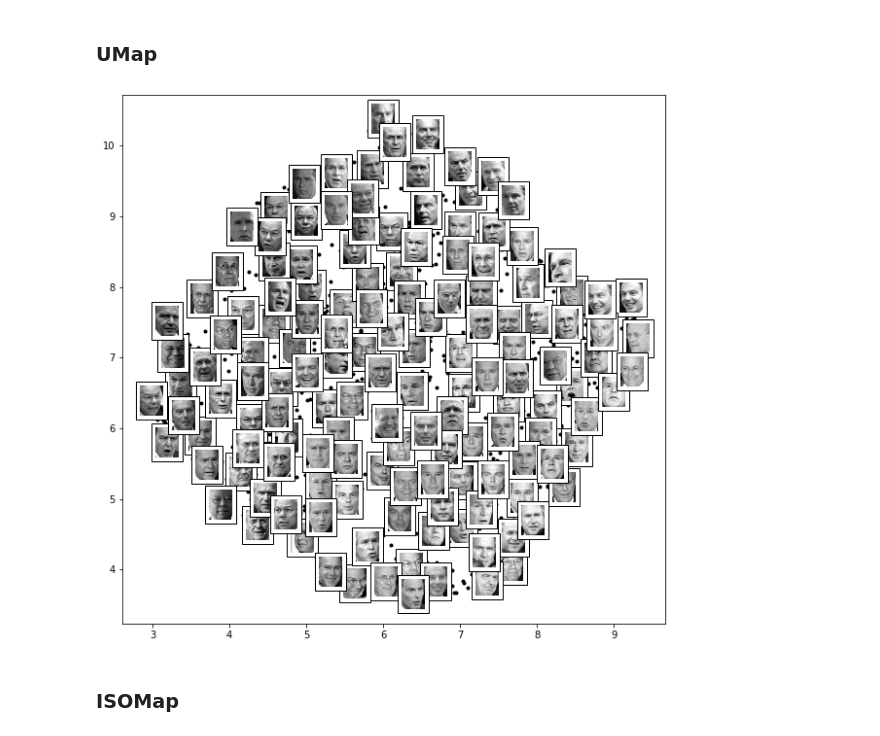
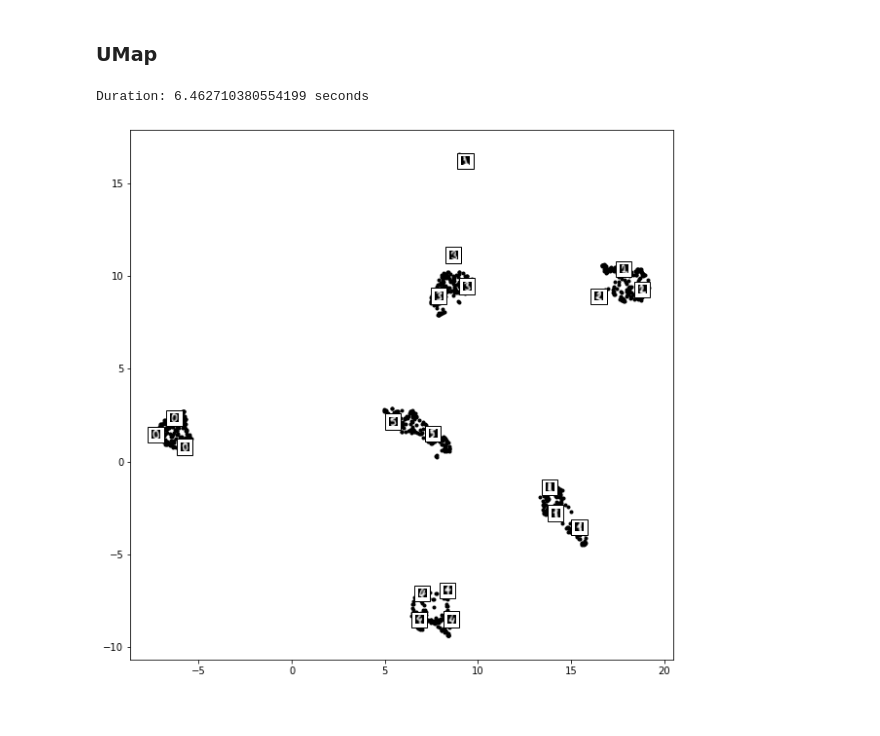
Before and after one commit to poojashreeNS/Dimensionality_Reduction, a Jupyter notebook: Dimensionality_Reduction.ipynb, the cells around one changed output. Drawn from its saved outputs; the diff is of its cells as text; code cells hidden in the pictures.

```diff
--- a/Dimensionality_Reduction.ipynb
+++ b/Dimensionality_Reduction.ipynb
@@ -217,18 +263,21 @@ plot_3d(X_reduced[:, 0], X_reduced[:, 1], X_reduced[:, 2])
 # %% [markdown]
 Prepare Dataset
 # %%
-from sklearn.datasets import fetch_lfw_people
-faces = fetch_lfw_people(min_faces_per_person = 100)
+#from sklearn.datasets import fetch_lfw_people
+from sklearn.datasets import load_digits
+#faces = fetch_lfw_people(min_faces_per_person = 100)
+faces = load_digits(n_class=6)
 
 def plot_gallery(images, n_row=3, n_col=5):
     """Helper function to plot a gallery of portraits"""
-    plt.figure(figsize=(1.8 * n_col, 2.4 * n_row))
+    plt.figure(figsize=(1.5 * n_col, 2.3 * n_row))
     plt.subplots_adjust(bottom=0, left=0.01, right=0.99, top=0.90, hspace=0.35)
     for i in range(n_row * n_col):
         plt.subplot(n_row, n_col, i + 1)
-        plt.imshow(images[i].reshape((62, 47)), cmap=plt.cm.gray)
+        plt.imshow(images[i], cmap=plt.cm.gray) #.reshape((62, 47))
         plt.xticks(())
         plt.yticks(())
 
+#plot_gallery(faces.images)
 plot_gallery(faces.images)
 # %% [output]
@@ -255,7 +304,7 @@ def plot_components(data, model, images=None, ax=None,
                 continue
             shown_images = np.vstack([shown_images, proj[i]])
             imagebox = offsetbox.AnnotationBbox(
-                offsetbox.OffsetImage(images[i], cmap=cmap),
+                offsetbox.OffsetImage(images[i], cmap=cmap, zoom=1.05),
                                       proj[i])
             ax.add_artist(imagebox)
 # %% [markdown]
@@ -297,11 +370,12 @@ plot_components(faces.data,
 # %% [markdown]
 ### **UMap**
 # %%
+start = time.time()
 fig, ax = plt.subplots(figsize=(10, 10))
 plot_components(faces.data,
                 model=umap.UMAP(n_components=2),
-                images=faces.images[:, ::2, ::2])
+                images=faces.images[:, ::1, ::1])
+print('Duration: {} seconds'.format(time.time() - start))
 # %% [output]
+Duration: 6.462710380554199 seconds
-[figure, old version]
+[figure, new version]
-# %% [markdown]
-### **ISOMap**
```
Also changed, not shown: parts of 17 cells of this notebook.
